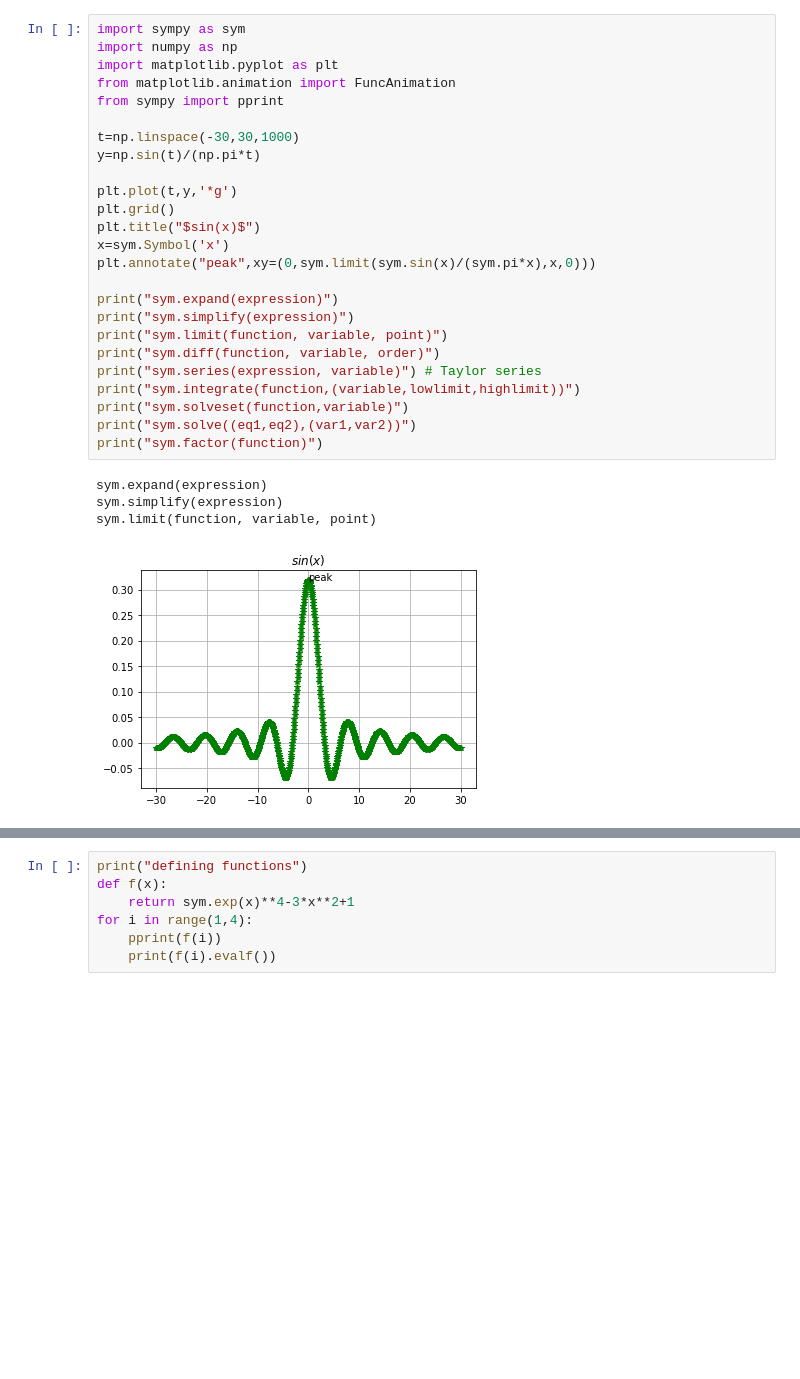
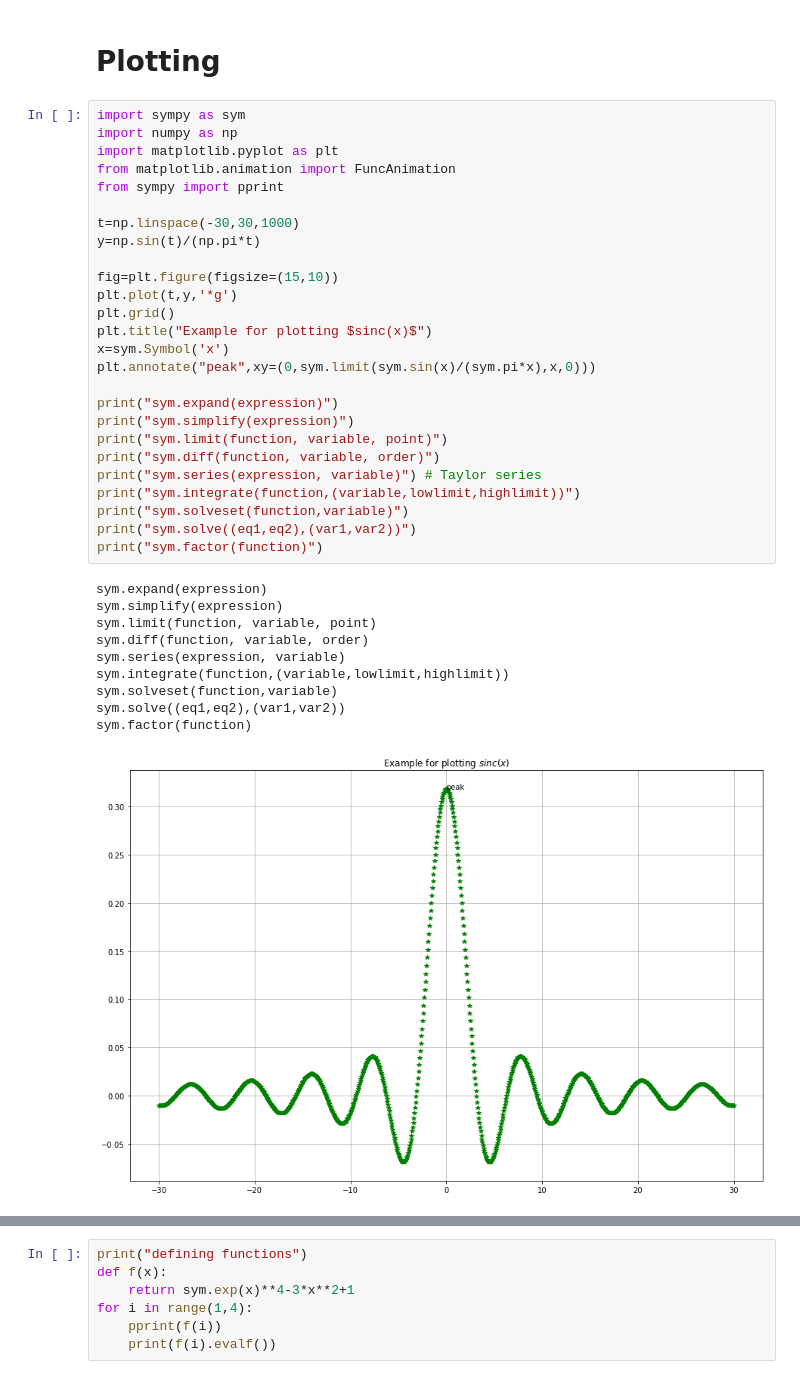
Before and after one commit to rsatwik/PythonPractise, a Jupyter notebook: Nonlinear_Dynamics.ipynb, the cells around one changed output, grey strips where cells are left out. Drawn from its saved outputs; the diff is of its cells as text; blank space fills up the shorter version.

```diff
--- a/Nonlinear_Dynamics.ipynb
+++ b/Nonlinear_Dynamics.ipynb
@@ -1,30 +1,39 @@
+# %% [markdown]
+# Plotting
 # %%
 import sympy as sym
 import numpy as np
 import matplotlib.pyplot as plt
 from matplotlib.animation import FuncAnimation
 from sympy import pprint
 
 t=np.linspace(-30,30,1000)
 y=np.sin(t)/(np.pi*t)
 
+fig=plt.figure(figsize=(15,10))
 plt.plot(t,y,'*g')
 plt.grid()
-plt.title("$sin(x)$")
+plt.title("Example for plotting $sinc(x)$")
 x=sym.Symbol('x')
 plt.annotate("peak",xy=(0,sym.limit(sym.sin(x)/(sym.pi*x),x,0)))
 
 print("sym.expand(expression)")
 print("sym.simplify(expression)")
 print("sym.limit(function, variable, point)")
 print("sym.diff(function, variable, order)")
 print("sym.series(expression, variable)") # Taylor series
 print("sym.integrate(function,(variable,lowlimit,highlimit))")
 print("sym.solveset(function,variable)")
 print("sym.solve((eq1,eq2),(var1,var2))")
 print("sym.factor(function)")
 # %% [output]
 sym.expand(expression)
 sym.simplify(expression)
 sym.limit(function, variable, point)
+sym.diff(function, variable, order)
+sym.series(expression, variable)
+sym.integrate(function,(variable,lowlimit,highlimit))
+sym.solveset(function,variable)
+sym.solve((eq1,eq2),(var1,var2))
+sym.factor(function)
-[figure, old version]
+[figure, new version]
```
Also changed, not shown: parts of 12 cells of this notebook.
